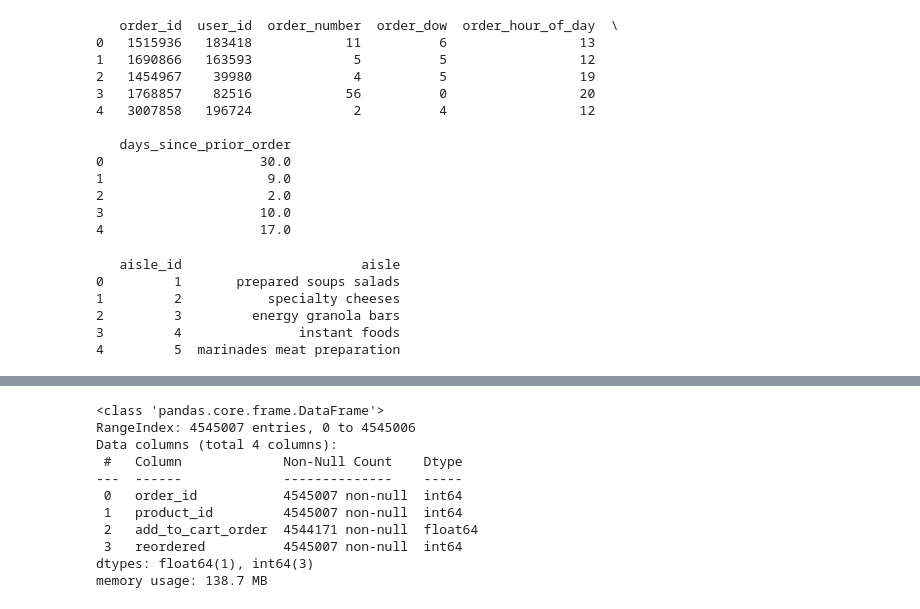
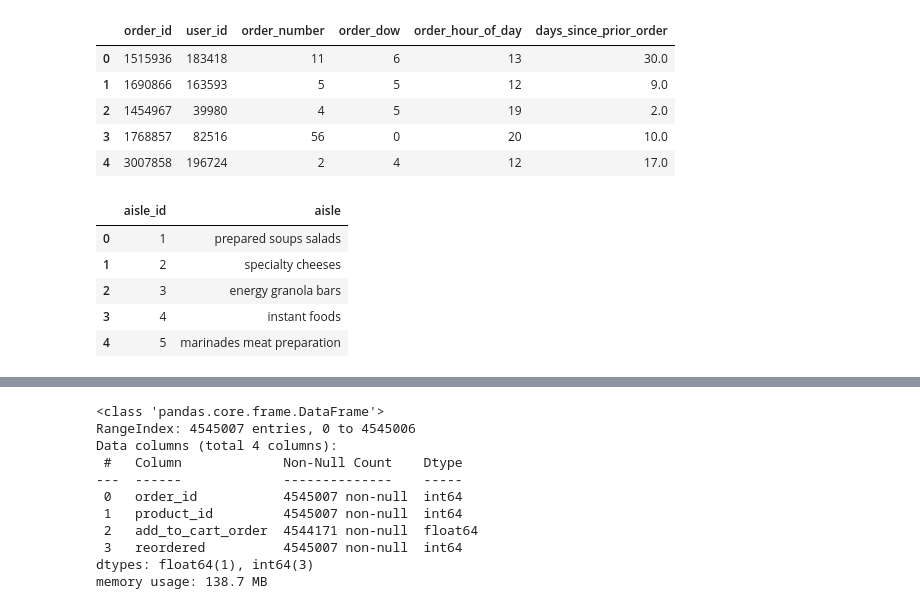
Before and after one commit to BrickCity1986/Sprint-7, a Jupyter notebook: Sprint_7_Pandas_Data.ipynb, the cells around one changed output, grey strips where cells are left out. Saved outputs shown, nothing was run; the diff lists cells and outputs as text; code cells hidden in the pictures.

Commit message:
Modify how the data is displayed in the notebook.

```diff
--- a/Sprint_7_Pandas_Data.ipynb
+++ b/Sprint_7_Pandas_Data.ipynb
@@ -3,42 +3,35 @@ import pandas as pd
 # %%
 import matplotlib.pyplot as plt
 # %%
-# Define the path to the CSV file
-file_path = r"C:\Users\ngoyi\OneDrive\Documents\Sprint 7 - project\Dataset\instacart_orders.csv"
+try:
+    file_path = r"C:\Users\ngoyi\OneDrive\Documents\Sprint 7 - project\Dataset\instacart_orders.csv"
+    df_orders = pd.read_csv(file_path, delimiter=';')
+except:
+    file_path = "/datasets/instacart_orders.csv"
+    df_orders = pd.read_csv(file_path, delimiter=';')
 
-# Use pd.read_csv() to read the file into a DataFrame, specifying ";" as the separator
-df_orders = pd.read_csv(file_path, delimiter=';')
-
-# Display the first few rows of the DataFrame
-print(df_orders.head())
+df_orders.head()
 # %% [output]
-   order_id  user_id  order_number  order_dow  order_hour_of_day  \
-0   1515936   183418            11          6                 13
-1   1690866   163593             5          5                 12
-2   1454967    39980             4          5                 19
-3   1768857    82516            56          0                 20
-4   3007858   196724             2          4                 12
-
-   days_since_prior_order
-0                    30.0
-1                     9.0
-2                     2.0
-3                    10.0
-4                    17.0
+|  | order_id | user_id | order_number | order_dow | order_hour_of_day | days_since_prior_order |
+| 0 | 1515936 | 183418 | 11 | 6 | 13 | 30.0 |
+| 1 | 1690866 | 163593 | 5 | 5 | 12 | 9.0 |
+| 2 | 1454967 | 39980 | 4 | 5 | 19 | 2.0 |
+| 3 | 1768857 | 82516 | 56 | 0 | 20 | 10.0 |
+| 4 | 3007858 | 196724 | 2 | 4 | 12 | 17.0 |
 # %%
-# Define the path to the aisles CSV file
-file_path_aisles = r"C:\Users\ngoyi\OneDrive\Documents\Sprint 7 - project\Dataset\aisles.csv"
+try:
+    file_path_aisles = r"C:\Users\ngoyi\OneDrive\Documents\Sprint 7 - project\Dataset\aisles.csv"
+    df_aisles = pd.read_csv(file_path_aisles, delimiter=';')
+except:
+    file_path_aisles = "/datasets/aisles.csv"
+    df_aisles = pd.read_csv(file_path_aisles, delimiter=';')
 
-# Use pd.read_csv() to read the aisles file into a DataFrame, specifying ";" as the separator
-df_aisles = pd.read_csv(file_path_aisles, sep=";")
-
-# Display the first few rows of the aisles DataFrame
-print(df_aisles.head())
+df_aisles.head()
 # %% [output]
-   aisle_id                       aisle
-0         1       prepared soups salads
-1         2           specialty cheeses
-2         3         energy granola bars
-3         4               instant foods
-4         5  marinades meat preparation
+|  | aisle_id | aisle |
+| 0 | 1 | prepared soups salads |
+| 1 | 2 | specialty cheeses |
+| 2 | 3 | energy granola bars |
+| 3 | 4 | instant foods |
+| 4 | 5 | marinades meat preparation |
 # %%
```
Also changed, not shown: parts of 3 cells of this notebook.
